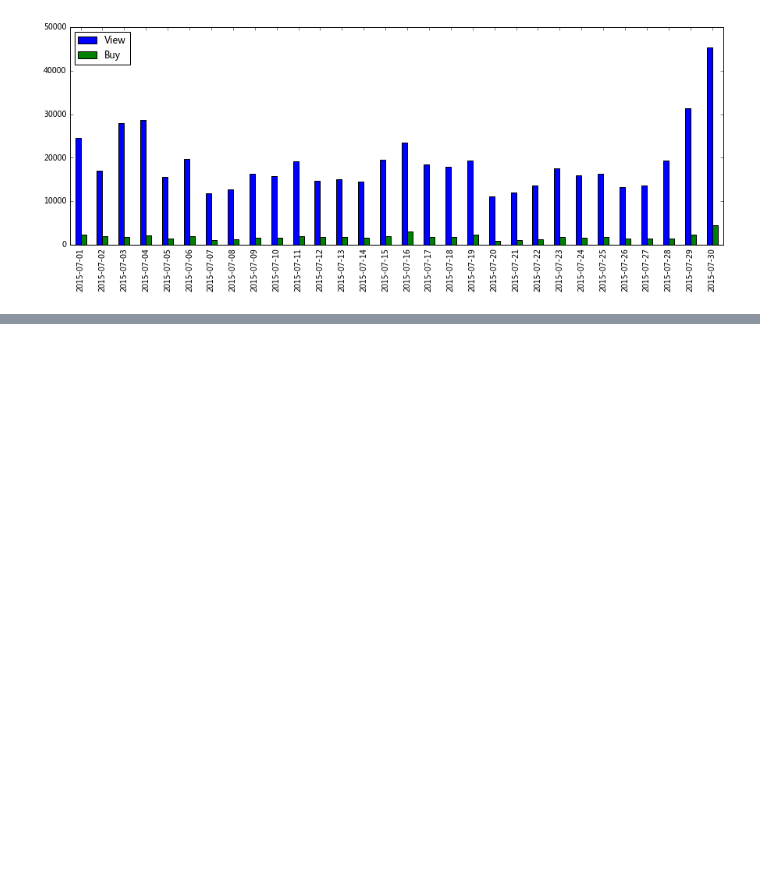
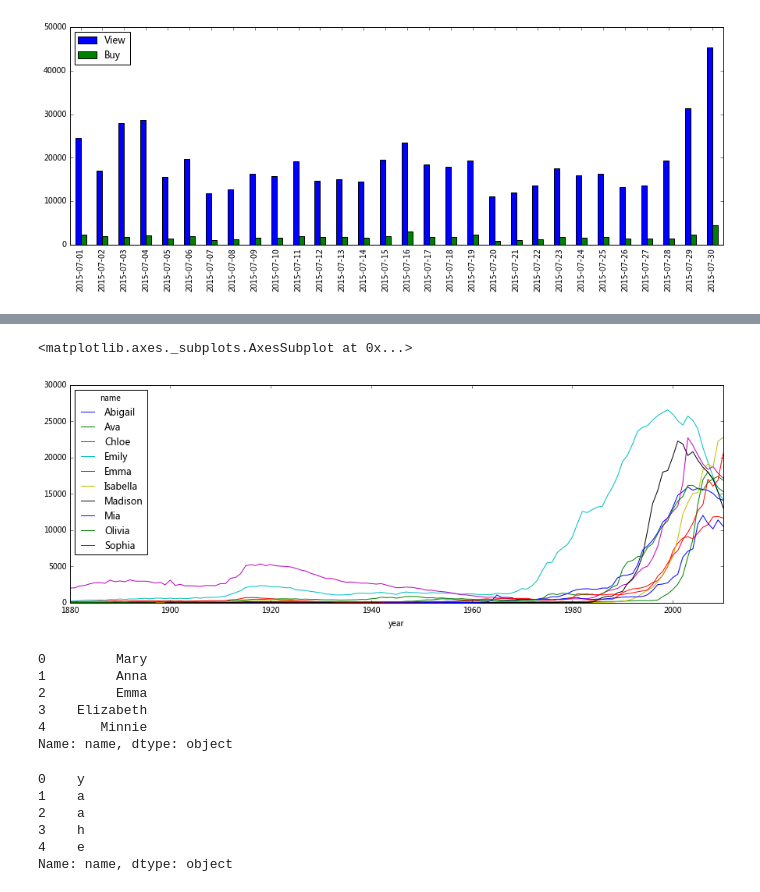
Before and after one commit to ywchiu/twmpython, a Jupyter notebook: 20160629Demo.ipynb, the cells around one changed output, grey strips where cells are left out. Cells and saved outputs as stored; diff of their text form; code cells hidden in the pictures; blank space fills up the shorter version.

```diff
--- a/20160629Demo.ipynb
+++ b/20160629Demo.ipynb
@@ -491,0 +660,4 @@ df.plot(kind="bar", figsize=[15,5], legend=True)
+# %%
+female = df_names[(df_names['year'] == 2010) & (df_names['sex'] =='F')].groupby('name')['births'].sum().\
+     sort_values(ascending=False).head(10)
+female
@@ -491,0 +677,29 @@ df.plot(kind="bar", figsize=[15,5], legend=True)
+# %%
+names_in_top10 = df_names[df_names['name'].isin(female.index)]
+top_names = names_in_top10.groupby(['name', 'year'])['births'].sum()
+births_female = names_in_top10.pivot_table('births', index='year', columns='name',\
+                              aggfunc=sum)
+
+births_female.head()
+births_female.plot(kind='line', figsize=[15,5])
+# %% [output]
+<matplotlib.axes._subplots.AxesSubplot at 0x...>
+[figure, added]
+# %%
+df_names['name'].head()
+# %% [output]
+0         Mary
+1         Anna
+2         Emma
+3    Elizabeth
+4       Minnie
+Name: name, dtype: object
+# %%
+df_names['name'].str[-1].head()
+# %% [output]
+0    y
+1    a
+2    a
+3    h
+4    e
+Name: name, dtype: object
```
Also changed, not shown: parts of 34 cells of this notebook, 2 other files.
